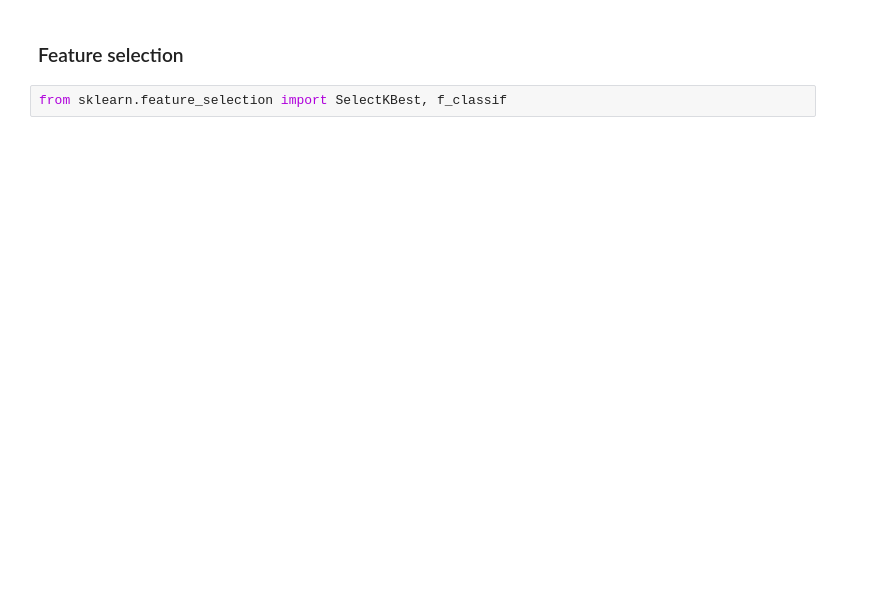
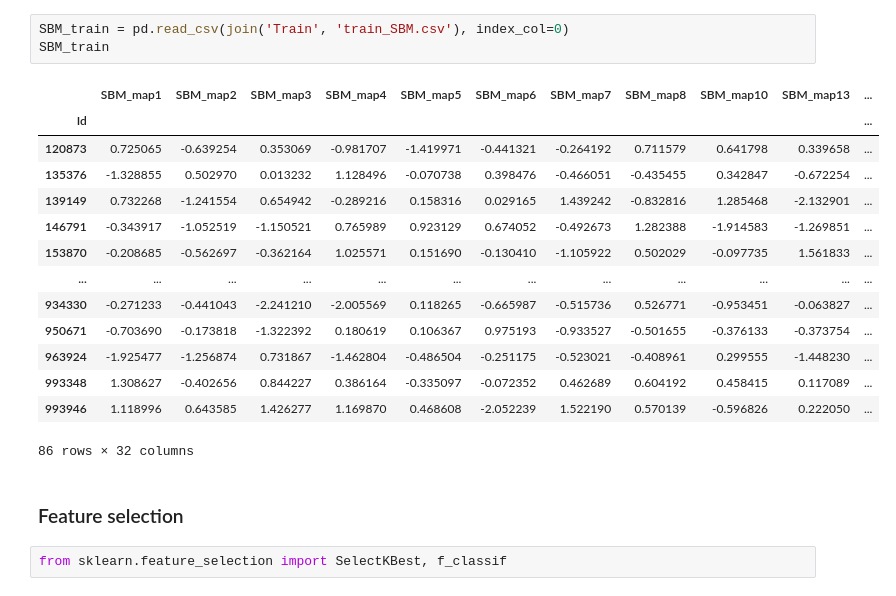
Before and after one commit to KonstantinTogoi/MLSP2014, a Jupyter notebook: submission_842079.ipynb, the cells around one changed output. Cells and saved outputs as stored; diff of their text form; blank space fills up the shorter version.

```diff
--- a/submission_842079.ipynb
+++ b/submission_842079.ipynb
@@ -21,3 +62,21 @@ train_SBM.shape
+# %%
+SBM_train = pd.read_csv(join('Train', 'train_SBM.csv'), index_col=0)
+SBM_train
+# %% [output]
+|  | SBM_map1 | SBM_map2 | SBM_map3 | SBM_map4 | SBM_map5 | SBM_map6 | SBM_map7 | SBM_map8 | SBM_map10 | SBM_map13 | ... |
+| Id |  |  |  |  |  |  |  |  |  |  | ... |
+| 120873 | 0.725065 | -0.639254 | 0.353069 | -0.981707 | -1.419971 | -0.441321 | -0.264192 | 0.711579 | 0.641798 | 0.339658 | ... |
+| 135376 | -1.328855 | 0.502970 | 0.013232 | 1.128496 | -0.070738 | 0.398476 | -0.466051 | -0.435455 | 0.342847 | -0.672254 | ... |
+| 139149 | 0.732268 | -1.241554 | 0.654942 | -0.289216 | 0.158316 | 0.029165 | 1.439242 | -0.832816 | 1.285468 | -2.132901 | ... |
+| 146791 | -0.343917 | -1.052519 | -1.150521 | 0.765989 | 0.923129 | 0.674052 | -0.492673 | 1.282388 | -1.914583 | -1.269851 | ... |
+| 153870 | -0.208685 | -0.562697 | -0.362164 | 1.025571 | 0.151690 | -0.130410 | -1.105922 | 0.502029 | -0.097735 | 1.561833 | ... |
+| ... | ... | ... | ... | ... | ... | ... | ... | ... | ... | ... | ... |
+| 934330 | -0.271233 | -0.441043 | -2.241210 | -2.005569 | 0.118265 | -0.665987 | -0.515736 | 0.526771 | -0.953451 | -0.063827 | ... |
+| 950671 | -0.703690 | -0.173818 | -1.322392 | 0.180619 | 0.106367 | 0.975193 | -0.933527 | -0.501655 | -0.376133 | -0.373754 | ... |
+| 963924 | -1.925477 | -1.256874 | 0.731867 | -1.462804 | -0.486504 | -0.251175 | -0.523021 | -0.408961 | 0.299555 | -1.448230 | ... |
+| 993348 | 1.308627 | -0.402656 | 0.844227 | 0.386164 | -0.335097 | -0.072352 | 0.462689 | 0.604192 | 0.458415 | 0.117089 | ... |
+| 993946 | 1.118996 | 0.643585 | 1.426277 | 1.169870 | 0.468608 | -2.052239 | 1.522190 | 0.570139 | -0.596826 | 0.222050 | ... |
+86 rows × 32 columns
 # %% [markdown]
 ### Feature selection
 # %%
```
Also changed, not shown: parts of 28 cells of this notebook.
